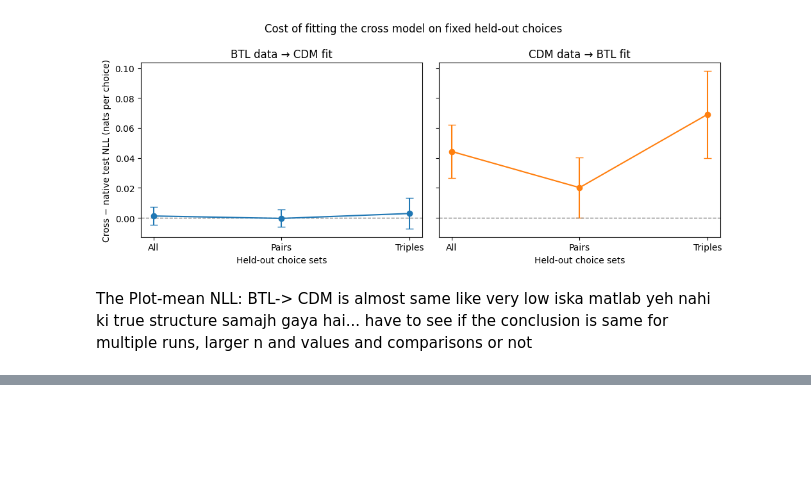
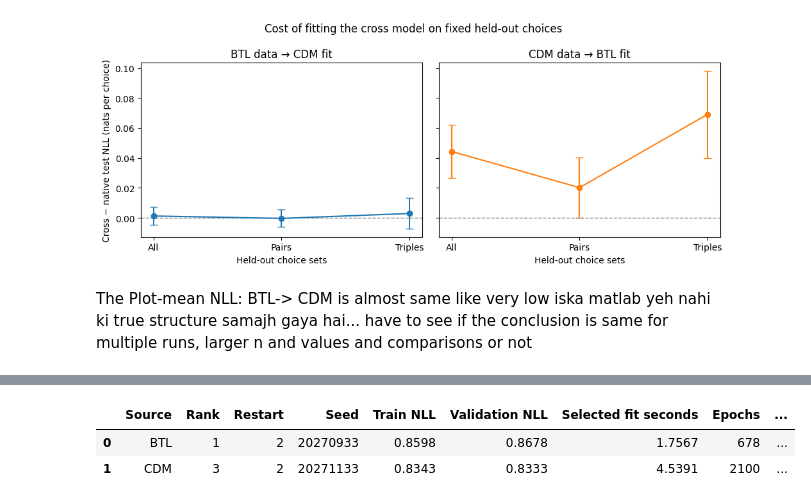
Before and after one commit to rbhdsks/Learning-from-Comparison-Data-Master-Thesis-Project-, a Jupyter notebook: notebooks/experiments/Context_Dependent_Model/04-Unifiednotebook.ipynb, the cells around one changed output, grey strips where cells are left out. Saved outputs shown, nothing was run; the diff lists cells and outputs as text; code cells hidden in the pictures; blank space fills up the shorter version.

```diff
--- a/notebooks/experiments/Context_Dependent_Model/04-Unifiednotebook.ipynb
+++ b/notebooks/experiments/Context_Dependent_Model/04-Unifiednotebook.ipynb
@@ -892,3 +892,34 @@ display(
 | 3 | CDM | 1 | 2 | 20270933 | 0.8731 | 0.8700 | 0.3085 | 174 | True | ... |
 | 4 | CDM | 2 | 2 | 20271033 | 0.8522 | 0.8532 | 0.3258 | 181 | True | ... |
 | 5 | CDM | 3 | 2 | 20271133 | 0.8343 | 0.8333 | 4.5391 | 2100 | True | ... |
+# %%
+# Select one low-rank fit per data source using validation NLL only.
+selected_low_rank = (
+    best_restart_per_rank.loc[
+        best_restart_per_rank.groupby("Source")["Validation NLL"].idxmin()
+    ]
+    .copy()
+    .sort_values("Source")
+    .reset_index(drop=True)
+)
+
+search_time = (
+    low_rank_summary.groupby("Source")["Seconds"]
+    .sum()
+    .rename("Total fit seconds (all ranks and restarts)")
+)
+
+selected_low_rank = (
+    selected_low_rank
+    .rename(columns={"Seconds": "Selected fit seconds"})
+    .merge(search_time, on="Source", validate="one_to_one")
+)
+
+selected_low_rank.to_csv(
+    TABLE_DIR / "04_low_rank_selected_ranks.csv", index=False
+)
+display(selected_low_rank.round(4))
+# %% [output]
+|  | Source | Rank | Restart | Seed | Train NLL | Validation NLL | Selected fit seconds | Epochs | ... |
+| 0 | BTL | 1 | 2 | 20270933 | 0.8598 | 0.8678 | 1.7567 | 678 | ... |
+| 1 | CDM | 3 | 2 | 20271133 | 0.8343 | 0.8333 | 4.5391 | 2100 | ... |
```
Also changed, not shown: parts of 4 cells of this notebook.
